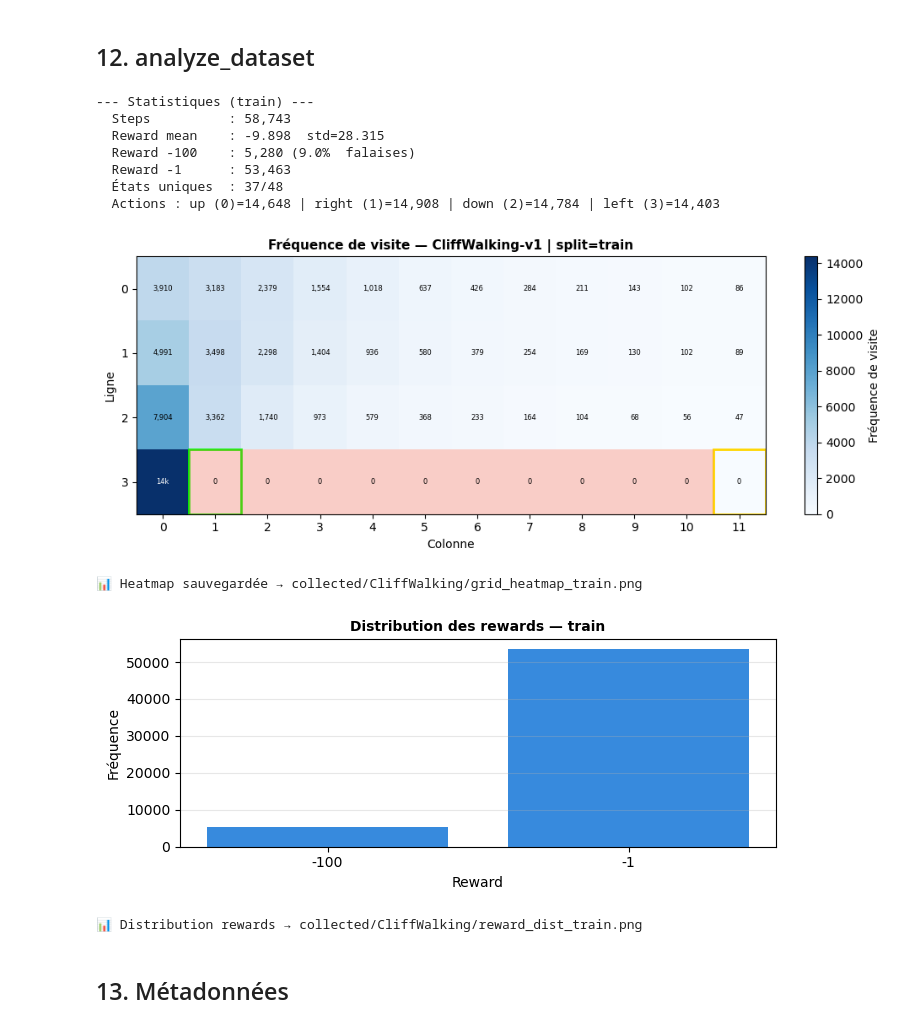
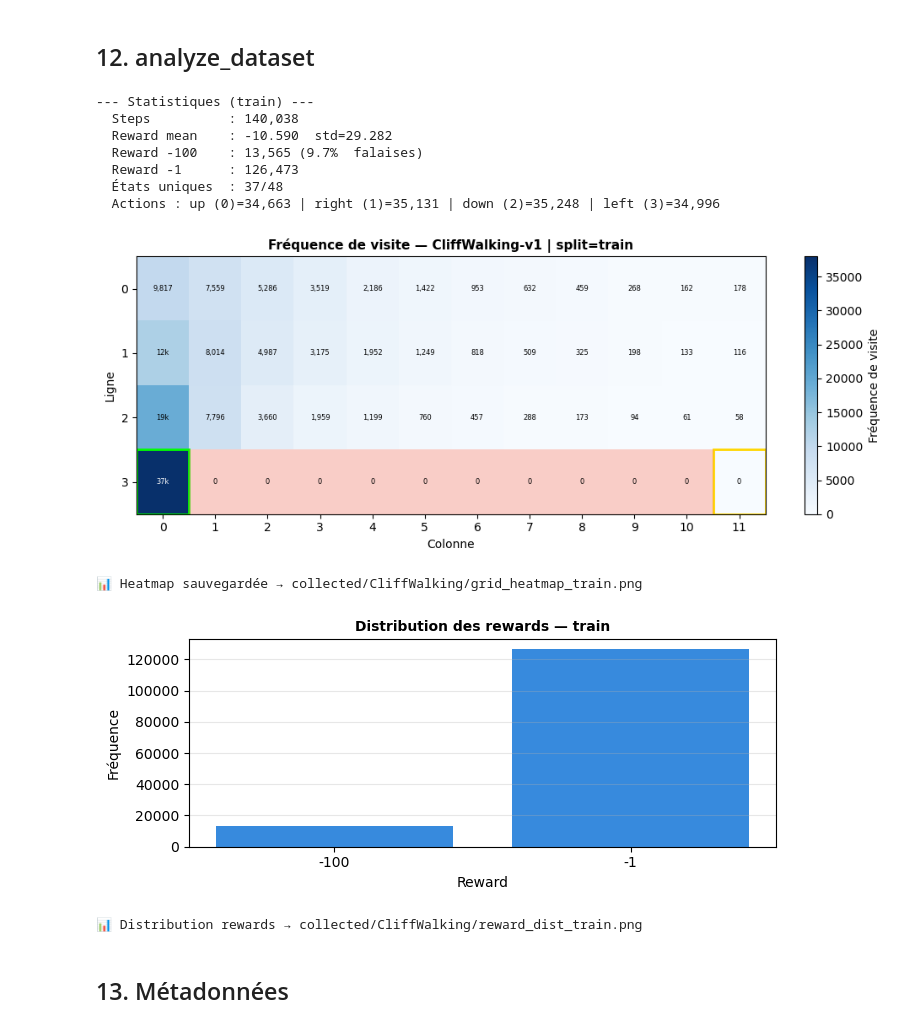
Before and after one commit to nouhailanok/Precedence-Estimation, a Jupyter notebook: data/data_collector_CliffWalking.ipynb, the cells around one changed output. Cells and saved outputs as stored; diff of their text form; code cells hidden in the pictures.

Commit message:
Update CliffWalking dataset and DNN predictor results

```diff
--- a/data/data_collector_CliffWalking.ipynb
+++ b/data/data_collector_CliffWalking.ipynb
@@ -253,0 +496,9 @@ print(f"   reward_mean={np.mean(rewards_log):.2f} | max={np.max(rewards_log):.2f
+# %%
+goal_count = 0
+
+for ep in all_episodes:
+    for step in ep:
+        if step["next_state"] == 47:
+            goal_count += 1
+
+print(goal_count)
@@ -253,0 +507,19 @@ print(f"   reward_mean={np.mean(rewards_log):.2f} | max={np.max(rewards_log):.2f
+# %%
+cliff_examples = []
+
+for ep in all_episodes:
+    for step in ep:
+        if step["fell_off_cliff"]:
+            cliff_examples.append(
+                (
+                    step["state"],
+                    step["action"],
+                    step["next_state"],
+                    step["reward"]
+                )
+            )
+
+print("nb cliff examples =", len(cliff_examples))
+
+for x in cliff_examples[:20]:
+    print(x)
@@ -648,7 +940,7 @@ def plot_grid_heatmap(s_int, title, save_path):
                     color="white" if val > counts.max() * 0.6 else "black")
 
     # Marqueurs spéciaux
-    ax.add_patch(plt.Rectangle((0.5, 2.5), 1, 1, fill=False, edgecolor="lime",   linewidth=2))  # Start≈36
+    ax.add_patch(plt.Rectangle((-0.5, 2.5), 1, 1, fill=False, edgecolor="lime",   linewidth=2))  # Start≈36
     ax.add_patch(plt.Rectangle((10.5, 2.5), 1, 1, fill=False, edgecolor="gold",  linewidth=2))  # Goal≈47
     for c in range(1, 11):
         ax.add_patch(plt.Rectangle((c - 0.5, 2.5), 1, 1, fill=True, facecolor="tomato", alpha=0.3))
@@ -672,40 +964,40 @@ def analyze_dataset(s_int, s_oh, a, r, ns_oh, split_name="train", save_dir=SAVE_
     print(f"  États uniques  : {len(np.unique(s_int))}/{N_STATES}")
 
     action_counts = np.bincount(a.reshape(-1).astype(np.int64), minlength=ACTION_DIM)
     print(f"  Actions : " + " | ".join(f"{ACTION_LABELS[i]}={action_counts[i]:,}" for i in range(ACTION_DIM)))
 
     # Heatmap fréquence
     plot_grid_heatmap(
         s_int,
         f"Fréquence de visite — {ENV_NAME} | split={split_name}",
         os.path.join(save_dir, f"grid_heatmap_{split_name}.png")
     )
 
     # Distribution des rewards
     fig, ax = plt.subplots(figsize=(7, 3))
     unique_r, counts_r = np.unique(r, return_counts=True)
     ax.bar([str(int(v)) for v in unique_r], counts_r, color="#378ADD", edgecolor="none")
     ax.set_title(f"Distribution des rewards — {split_name}", fontsize=10, fontweight="bold")
     ax.set_xlabel("Reward"); ax.set_ylabel("Fréquence")
     ax.grid(axis="y", alpha=0.3)
     plt.tight_layout()
     path = os.path.join(save_dir, f"reward_dist_{split_name}.png")
     plt.savefig(path, dpi=130, bbox_inches="tight"); plt.show()
     print(f"📊 Distribution rewards → {path}")
 
 
 analyze_dataset(S_tr_int, S_tr_oh, A_tr, R_tr, NS_tr_oh, split_name="train")
 # %% [output]
 --- Statistiques (train) ---
-  Steps          : 58,743
-  Reward mean    : -9.898  std=28.315
-  Reward -100    : 5,280 (9.0%  falaises)
-  Reward -1      : 53,463
+  Steps          : 140,038
+  Reward mean    : -10.590  std=29.282
+  Reward -100    : 13,565 (9.7%  falaises)
+  Reward -1      : 126,473
   États uniques  : 37/48
-  Actions : up (0)=14,648 | right (1)=14,908 | down (2)=14,784 | left (3)=14,403
+  Actions : up (0)=34,663 | right (1)=35,131 | down (2)=35,248 | left (3)=34,996
-[figure, old version]
+[figure, new version]
 📊 Heatmap sauvegardée → collected/CliffWalking/grid_heatmap_train.png
-[figure, old version]
+[figure, new version]
 📊 Distribution rewards → collected/CliffWalking/reward_dist_train.png
 # %% [markdown]
 ## 13. Métadonnées
```
Also changed, not shown: parts of 13 cells of this notebook, 12 other files.
